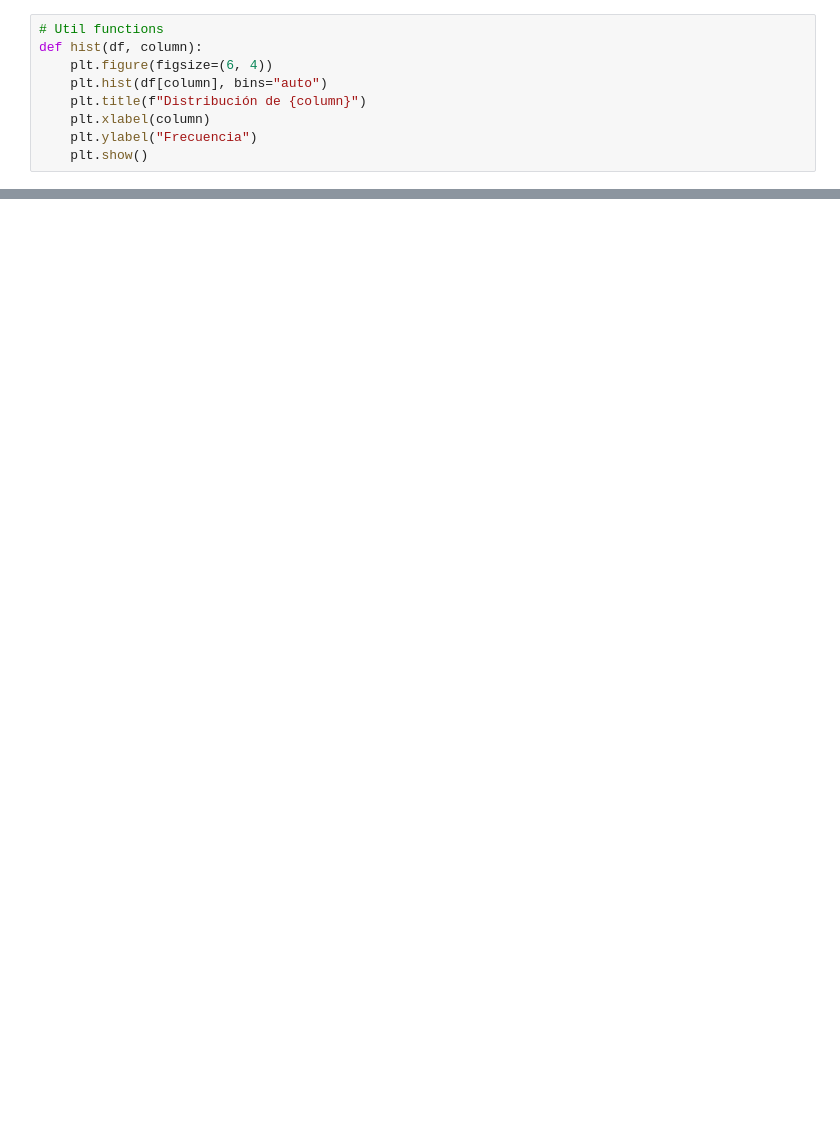
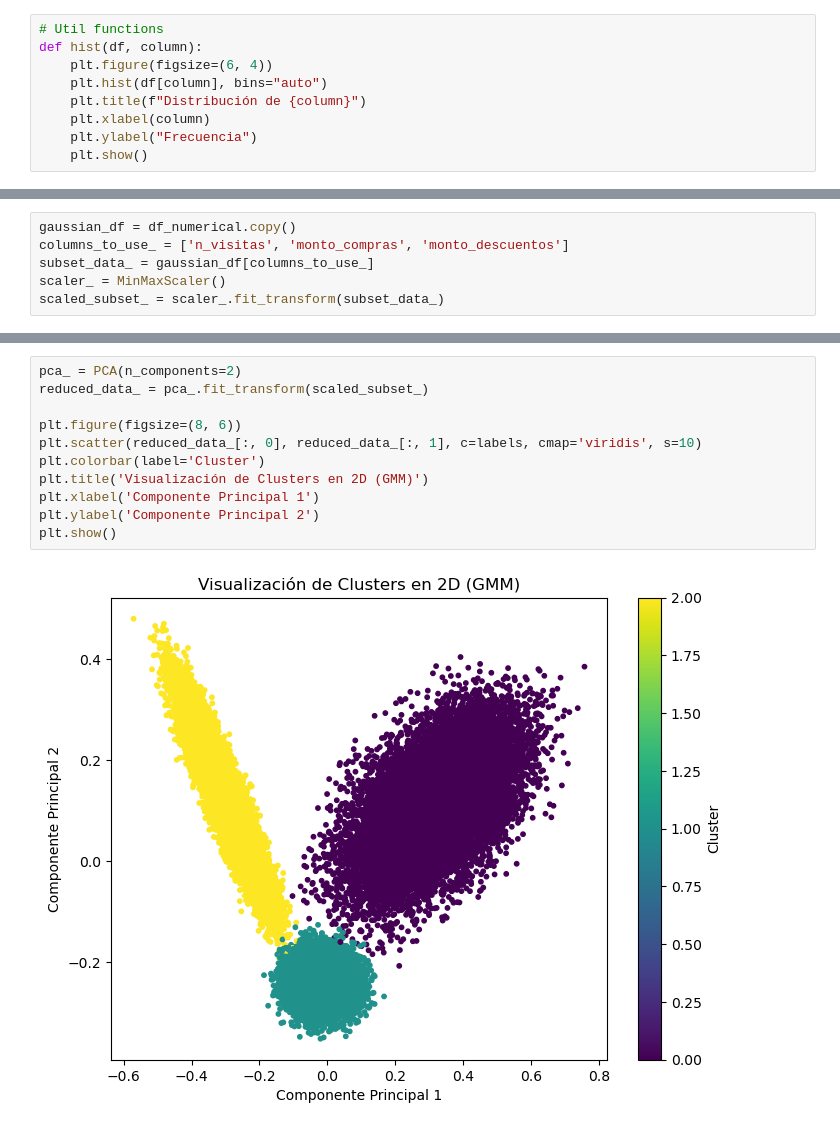
Before and after one commit to davexat/Client_Segmentation_Dashboard, a Jupyter notebook: notebooks/3.0_jtd_clustering.ipynb, the cells around one changed output, grey strips where cells are left out. Cells and saved outputs as stored; diff of their text form; blank space fills up the shorter version.

```diff
--- a/notebooks/3.0_jtd_clustering.ipynb
+++ b/notebooks/3.0_jtd_clustering.ipynb
@@ -31,0 +100,6 @@ for column in df_numerical:
+# %%
+gaussian_df = df_numerical.copy()
+columns_to_use_ = ['n_visitas', 'monto_compras', 'monto_descuentos']
+subset_data_ = gaussian_df[columns_to_use_]
+scaler_ = MinMaxScaler()
+scaled_subset_ = scaler_.fit_transform(subset_data_)
@@ -31,0 +117,13 @@ for column in df_numerical:
+# %%
+pca_ = PCA(n_components=2)
+reduced_data_ = pca_.fit_transform(scaled_subset_)
+
+plt.figure(figsize=(8, 6))
+plt.scatter(reduced_data_[:, 0], reduced_data_[:, 1], c=labels, cmap='viridis', s=10)
+plt.colorbar(label='Cluster')
+plt.title('Visualización de Clusters en 2D (GMM)')
+plt.xlabel('Componente Principal 1')
+plt.ylabel('Componente Principal 2')
+plt.show()
+# %% [output]
+[figure, added]
```
Also changed, not shown: parts of 12 cells of this notebook.
